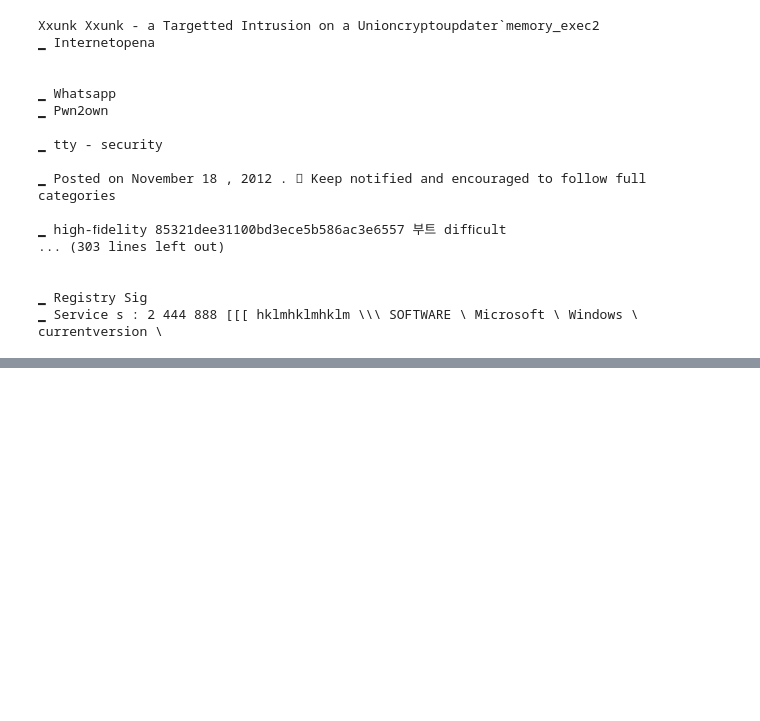
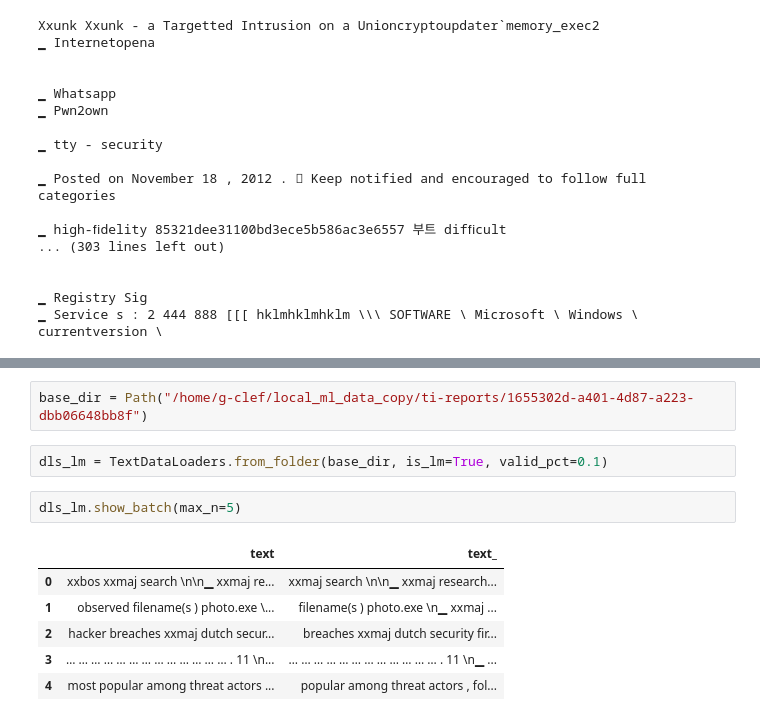
Before and after one commit to g-clef/synthetic-ti-reports, a Jupyter notebook: jupyter/LSTM experiments.ipynb, the cells around one changed output, grey strips where cells are left out. Saved outputs shown, nothing was run; the diff lists cells and outputs as text; blank space fills up the shorter version.

```diff
--- a/jupyter/LSTM experiments.ipynb
+++ b/jupyter/LSTM experiments.ipynb
@@ -103,0 +119,13 @@ Xxunk Xxunk - a Targetted Intrusion on a Unioncryptoupdater`memory_exec2
+# %%
+base_dir = Path("/home/g-clef/local_ml_data_copy/ti-reports/1655302d-a401-4d87-a223-dbb06648bb8f")
+# %%
+dls_lm = TextDataLoaders.from_folder(base_dir, is_lm=True, valid_pct=0.1)
+# %%
+dls_lm.show_batch(max_n=5)
+# %% [output]
+|  | text | text_ |
+| 0 | xxbos xxmaj search \n\n▁ xxmaj re... | xxmaj search \n\n▁ xxmaj research... |
+| 1 | observed filename(s ) photo.exe \... | filename(s ) photo.exe \n▁ xxmaj ... |
+| 2 | hacker breaches xxmaj dutch secur... | breaches xxmaj dutch security fir... |
+| 3 | … … … … … … … … … … … … … . 11 \n... | … … … … … … … … … … … … . 11 \n▁ ... |
+| 4 | most popular among threat actors ... | popular among threat actors , fol... |
```
Also changed, not shown: parts of 17 cells of this notebook.
